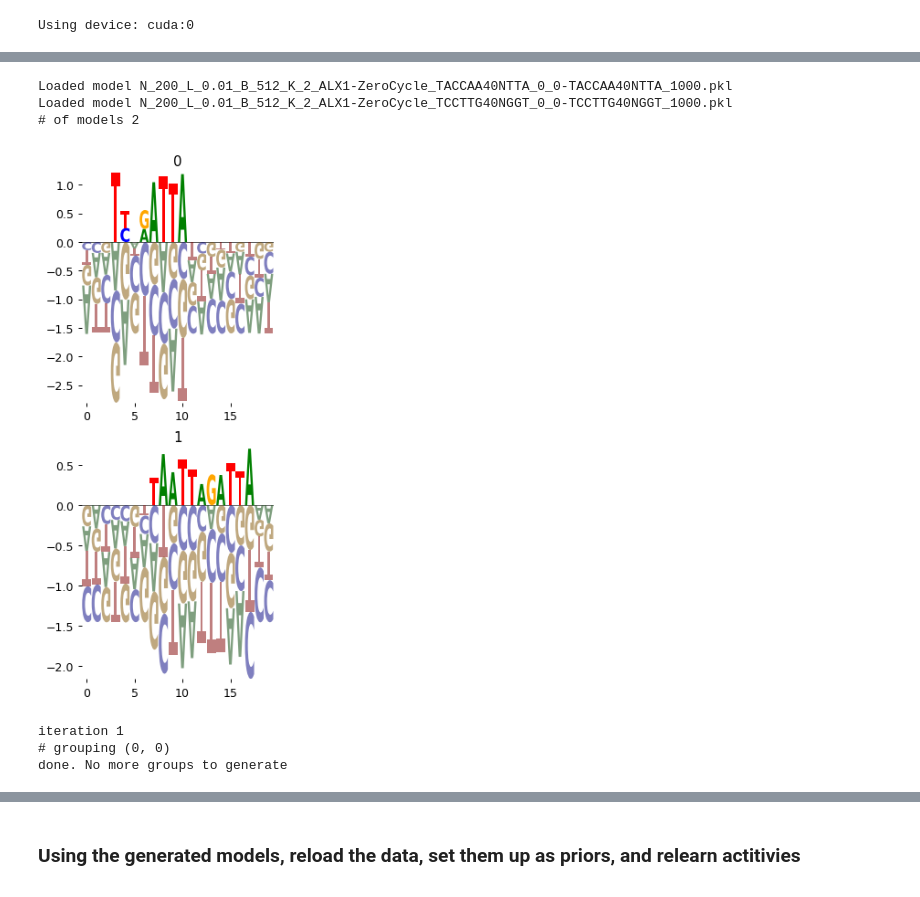
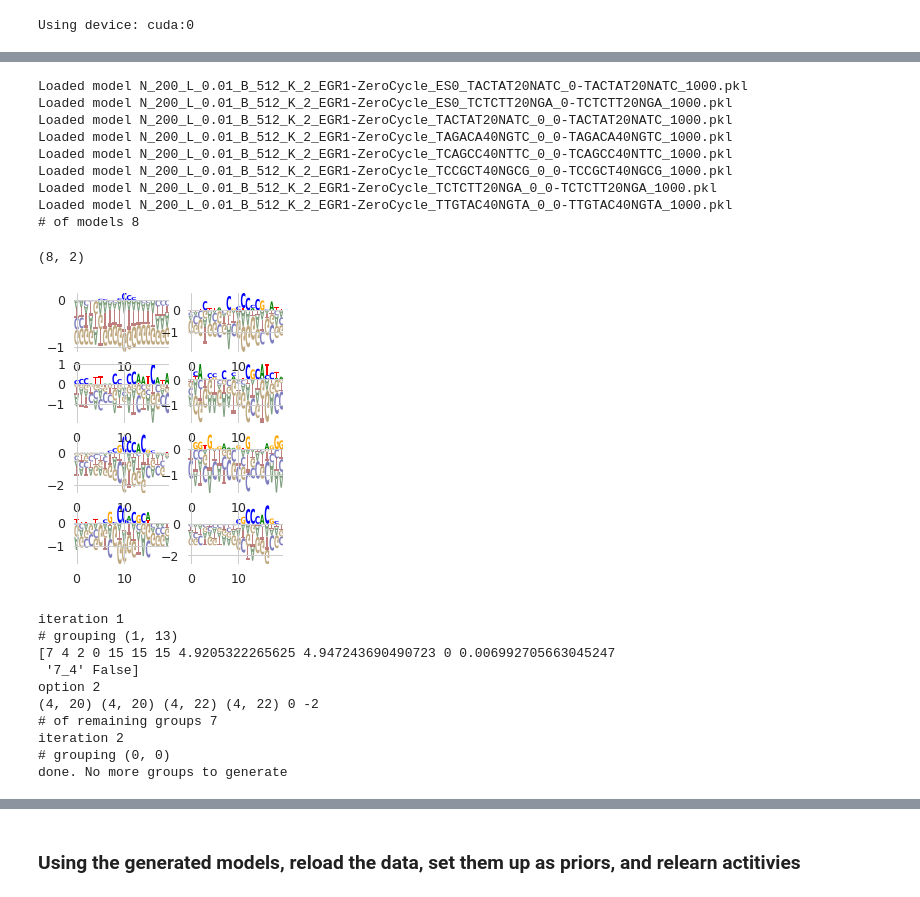
Before and after one commit to theislab/mubind, a Jupyter notebook: notebooks/concatenation/01_load_and_concatenate.ipynb, the cells around one changed output, grey strips where cells are left out. Drawn from its saved outputs; the diff is of its cells as text; code cells hidden in the pictures.

```diff
--- a/notebooks/concatenation/01_load_and_concatenate.ipynb
+++ b/notebooks/concatenation/01_load_and_concatenate.ipynb
@@ -111,17 +90,24 @@ metrics
 # %%
 device = torch.device("cuda:0" if torch.cuda.is_available() else "cpu")
 # %%
-binding_modes = mb.tl.binding_modes('../../../mubind-pipeline/output/snakemake/SELEX/ALX1', device=device, stop_at=20)
+binding_modes = mb.tl.binding_modes("../../../mubind-pipeline/output/snakemake/SELEX/EGR1/*/*", device=device)
 # %% [output]
-Loaded model N_200_L_0.01_B_512_K_2_ALX1-ZeroCycle_TACCAA40NTTA_0_0-TACCAA40NTTA_1000.pkl
-Loaded model N_200_L_0.01_B_512_K_2_ALX1-ZeroCycle_TCCTTG40NGGT_0_0-TCCTTG40NGGT_1000.pkl
-# of models 2
+Loaded model N_200_L_0.01_B_512_K_2_EGR1-ZeroCycle_ES0_TACTAT20NATC_0-TACTAT20NATC_1000.pkl
+Loaded model N_200_L_0.01_B_512_K_2_EGR1-ZeroCycle_ES0_TCTCTT20NGA_0-TCTCTT20NGA_1000.pkl
+Loaded model N_200_L_0.01_B_512_K_2_EGR1-ZeroCycle_TACTAT20NATC_0_0-TACTAT20NATC_1000.pkl
+Loaded model N_200_L_0.01_B_512_K_2_EGR1-ZeroCycle_TAGACA40NGTC_0_0-TAGACA40NGTC_1000.pkl
+Loaded model N_200_L_0.01_B_512_K_2_EGR1-ZeroCycle_TCAGCC40NTTC_0_0-TCAGCC40NTTC_1000.pkl
+Loaded model N_200_L_0.01_B_512_K_2_EGR1-ZeroCycle_TCCGCT40NGCG_0_0-TCCGCT40NGCG_1000.pkl
+Loaded model N_200_L_0.01_B_512_K_2_EGR1-ZeroCycle_TCTCTT20NGA_0_0-TCTCTT20NGA_1000.pkl
+Loaded model N_200_L_0.01_B_512_K_2_EGR1-ZeroCycle_TTGTAC40NGTA_0_0-TTGTAC40NGTA_1000.pkl
+# of models 8
 # %%
 from matplotlib import rcParams
 rcParams['figure.figsize'] = 3, 8
 rcParams['figure.dpi'] = 90
 # binding_modes
 # %%
-mb.pl.conv_mono(binding_modes, n_cols=1, n_rows=len(binding_modes))
+mb.pl.conv_mono(binding_modes, n_rows=len(binding_modes), n_cols=2, title=False)
 # %% [output]
+(8, 2)
-[figure, old version]
+[figure, new version]
@@ -231,6 +114,13 @@ def reduce_groups(binding_modes, plot=False, thr_group=0.01):
 # %%
-reduced_groups = reduce_groups(binding_modes)
+reduced_groups = mb.tl.reduce_filters(binding_modes)
 # %% [output]
 iteration 1
+# grouping (1, 13)
+[7 4 2 0 15 15 15 4.9205322265625 4.947243690490723 0 0.006992705663045247
+ '7_4' False]
+option 2
+(4, 20) (4, 20) (4, 22) (4, 22) 0 -2
+# of remaining groups 7
+iteration 2
 # grouping (0, 0)
 done. No more groups to generate
```
Also changed, not shown: parts of 24 cells of this notebook, 4 other files.
